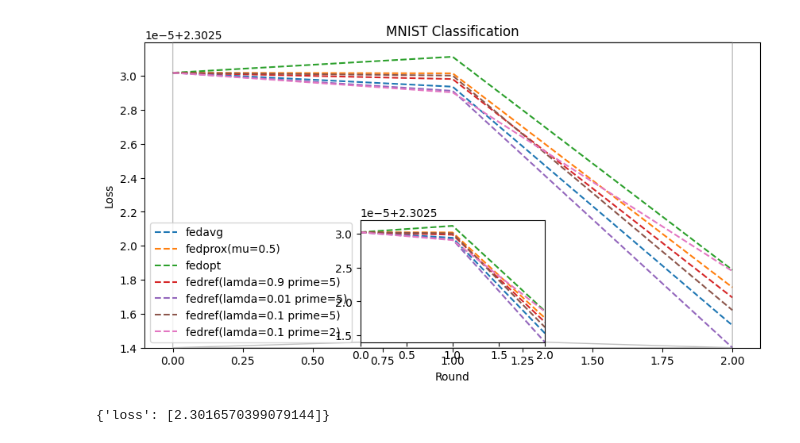
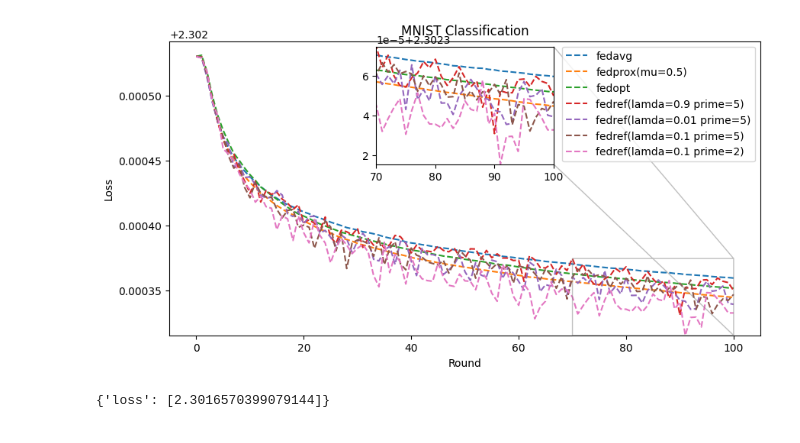
Before and after one commit to TaehwanY98/Fed-Ref, a Jupyter notebook: MNIST.ipynb, the cells around one changed output. Saved outputs shown, nothing was run; the diff lists cells and outputs as text; code cells hidden in the pictures.

```diff
--- a/MNIST.ipynb
+++ b/MNIST.ipynb
@@ -32,7 +32,7 @@ def ploting(fedavg, fedprox, fedref, title="MNIST Classification", zoom_min = 20
     x_zoom_max = zoom_max
 
     # inset 축 생성
-    axins = inset_axes(ax, width="30%", height="40%", loc='lower center')
+    axins = inset_axes(ax, width="30%", height="40%", loc='upper center')
     axins.plot(fedavg["loss"], color =tableau_colors[0], label = "fedavg", linestyle="--")
     axins.plot(fedprox["loss"], color =tableau_colors[1], label = "fedprox", linestyle="--")
     for i,l in enumerate(fedref):
@@ -43,9 +43,9 @@ def ploting(fedavg, fedprox, fedref, title="MNIST Classification", zoom_min = 20
         alp = alp + l["loss"][zoom_min:zoom_max+1].to_list()
 
     axins.set_xlim(x_zoom_min, x_zoom_max)
-    # 확대된 y축 범위도 지정하면 보기 쉬움
-    # y_zoom = y[(x >= x_zoom_min) & (x <= x_zoom_max)]
-    axins.set_ylim(bottom=min(alp))
+    #확대된 y축 범위도 지정하면 보기 쉬움
+    #y_zoom = y[(x >= x_zoom_min) & (x <= x_zoom_max)]
+    axins.set_ylim(bottom=min(alp), top = max(alp))
 
     # 확대된 영역 표시선 연결
     ax.indicate_inset_zoom(axins)
@@ -59,19 +59,19 @@ def ploting(fedavg, fedprox, fedref, title="MNIST Classification", zoom_min = 20
 # %%
 fedavg = pd.read_csv("Result/fedavg/FedAvg_mnist.csv")
 fedprox = pd.read_csv("Result/fedprox/FedProx_mnist.csv")
 fedopt = pd.read_csv(("Result/fedopt/FedOpt_mnist.csv"))
 fedref1 = pd.read_csv("Result/fedref/FedRef_mnist_lda9.0_p5.csv")
 fedref2 = pd.read_csv("Result/fedref/FedRef_mnist_lda0.1_p5.csv")
 fedref3 = pd.read_csv("Result/fedref/FedRef_mnist_lda1.0_p5.csv")
 fedref4 = pd.read_csv("Result/fedref/FedRef_mnist_lda1.0_p2.csv")
 ploting(fedavg, fedprox, ({"loss":fedopt["loss"], "label": "fedopt"},
                             {"loss":fedref1["loss"], "label":"fedref(lamda=0.9 prime=5)"},
                             {"loss":fedref2["loss"], "label": "fedref(lamda=0.01 prime=5)"},
                             {"loss":fedref3["loss"], "label": "fedref(lamda=0.1 prime=5)"},
                             {"loss":fedref4["loss"], "label":"fedref(lamda=0.1 prime=2)"},
-                            ), zoom_min=0, zoom_max=2, title="MNIST Classification")
+                            ), zoom_min=70, zoom_max=100, title="MNIST Classification")
 # %% [output]
-[figure, old version]
+[figure, new version]
 # %%
 DEVICE= torch.device("cuda" if torch.cuda.is_available() else "cpu")
 trainset = datasets.MNIST("./Data", True, Compose([ToTensor(), Normalize((0.5), (0.5))]), None, True)
```
Also changed, not shown: 2 other files.
